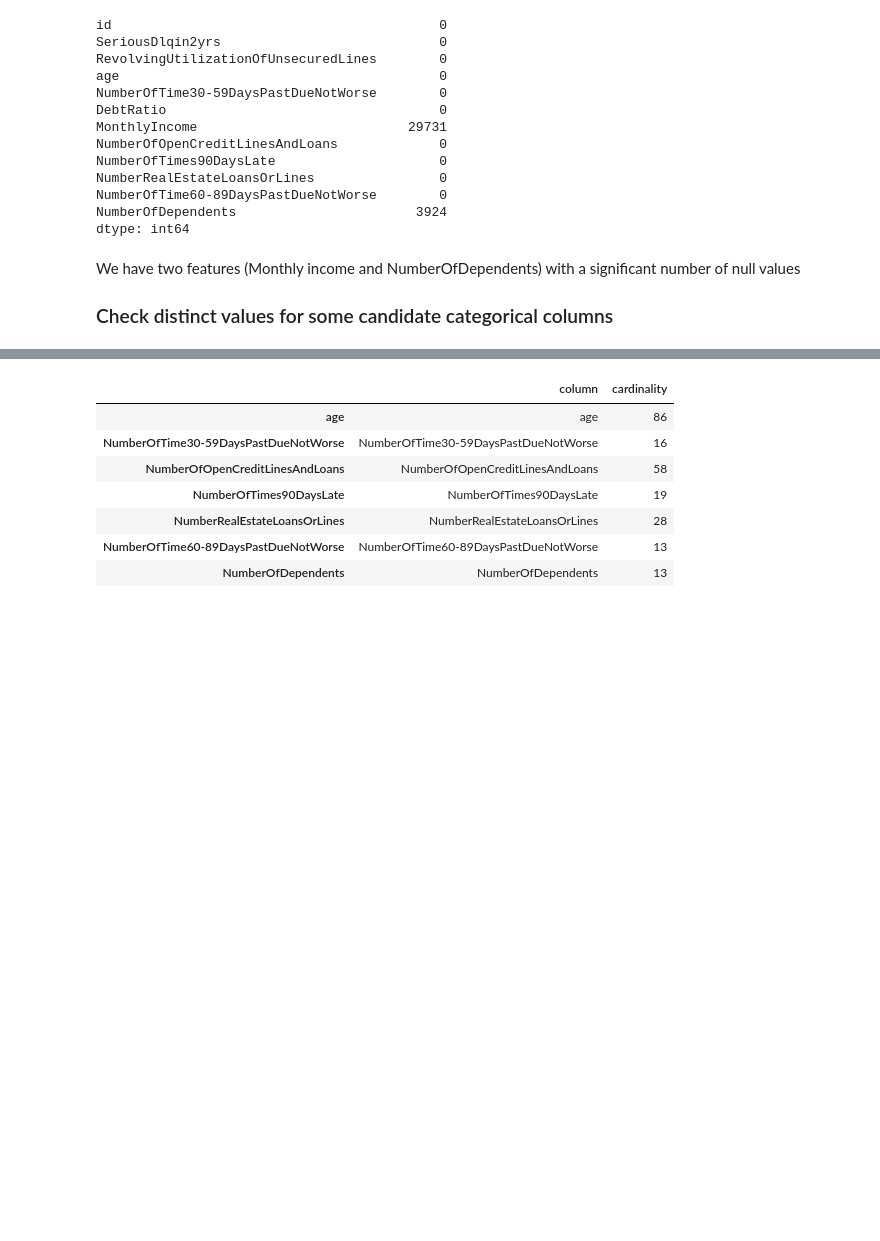
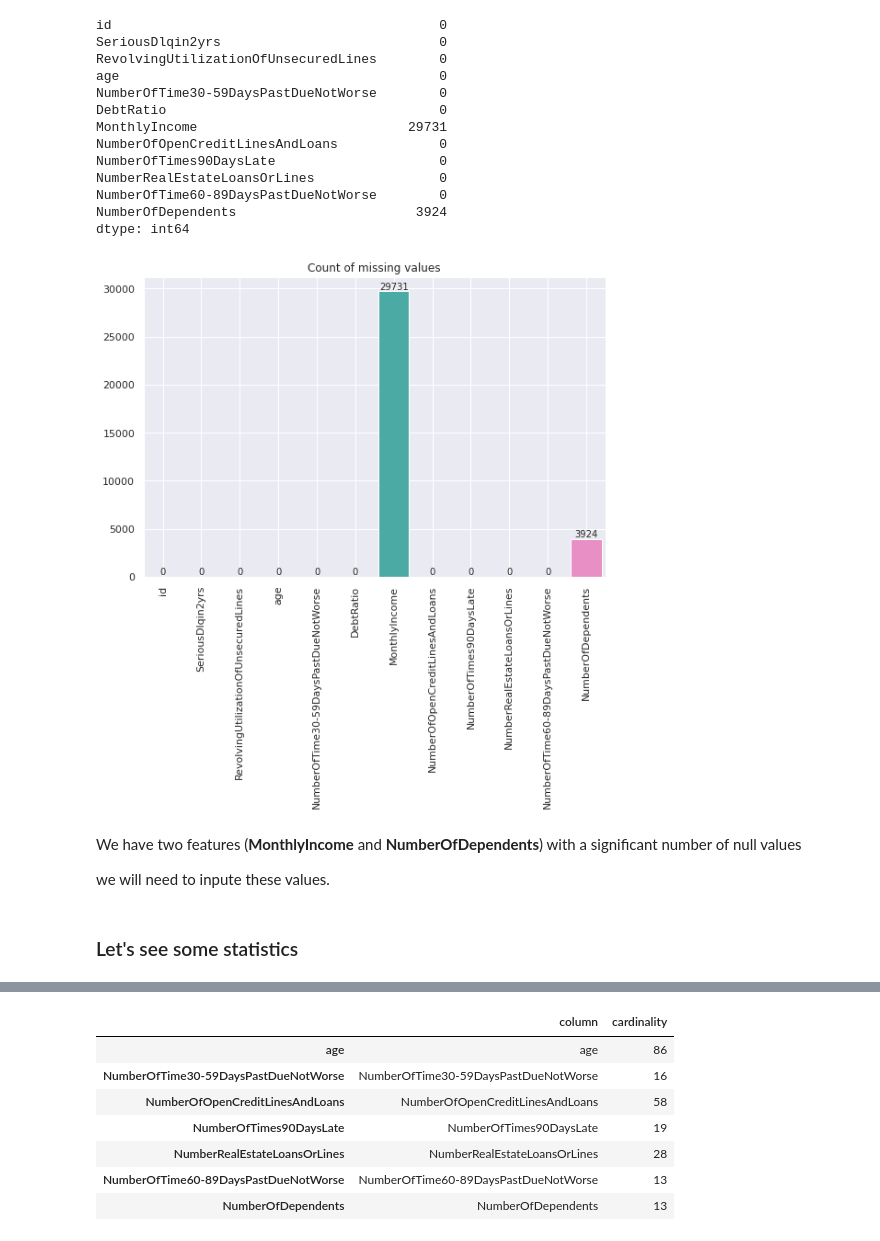
Before and after one commit to luigisaetta/credit_scoring, a Jupyter notebook: eda.ipynb, the cells around one changed output, grey strips where cells are left out. Drawn from its saved outputs; the diff is of its cells as text; code cells hidden in the pictures; blank space fills up the shorter version.

```diff
--- a/eda.ipynb
+++ b/eda.ipynb
@@ -65,7 +55,21 @@ NumberRealEstateLoansOrLines                0
 NumberOfTime60-89DaysPastDueNotWorse        0
 NumberOfDependents                       3924
 dtype: int64
+# %%
+# let's do a plot
+
+# using Seaborn
+plt.figure(figsize=(9, 6))
+plt.title("Count of missing values")
+ax = sns.barplot(x=orig_data.columns, y=orig_data.isnull().sum().values)
+ax.bar_label(ax.containers[0])
+plt.xticks(rotation=90)
+plt.grid(True)
+# %% [output]
+[figure, added]
 # %% [markdown]
-We have two features (Monthly income and NumberOfDependents) with a significant number of null values
+We have two features (**MonthlyIncome** and **NumberOfDependents**) with a significant number of null values
 
-### Check distinct values for some candidate categorical columns
+we will need to inpute these values.
+# %% [markdown]
+### Let's see some statistics
```
Also changed, not shown: parts of 25 cells of this notebook, 7 other files.
